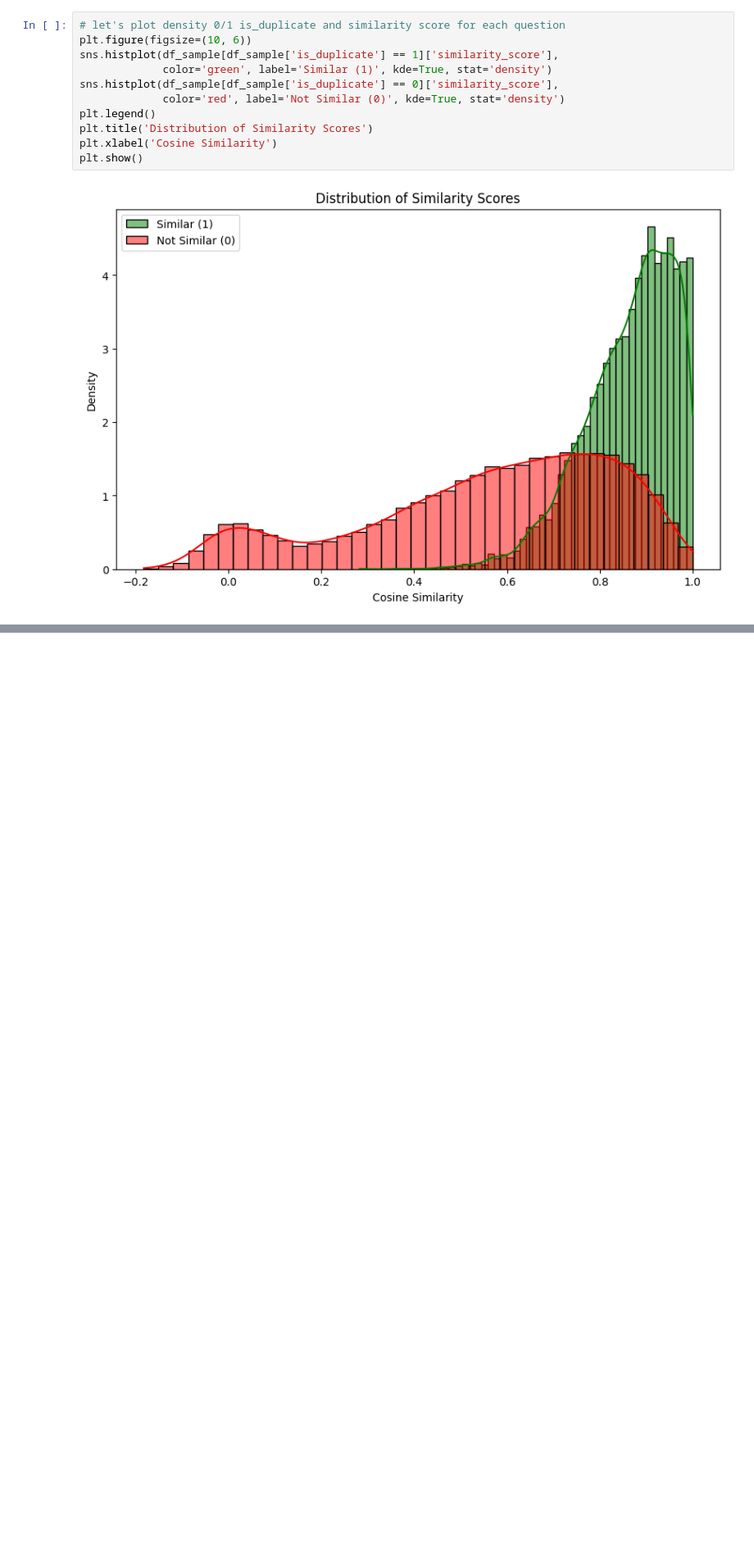
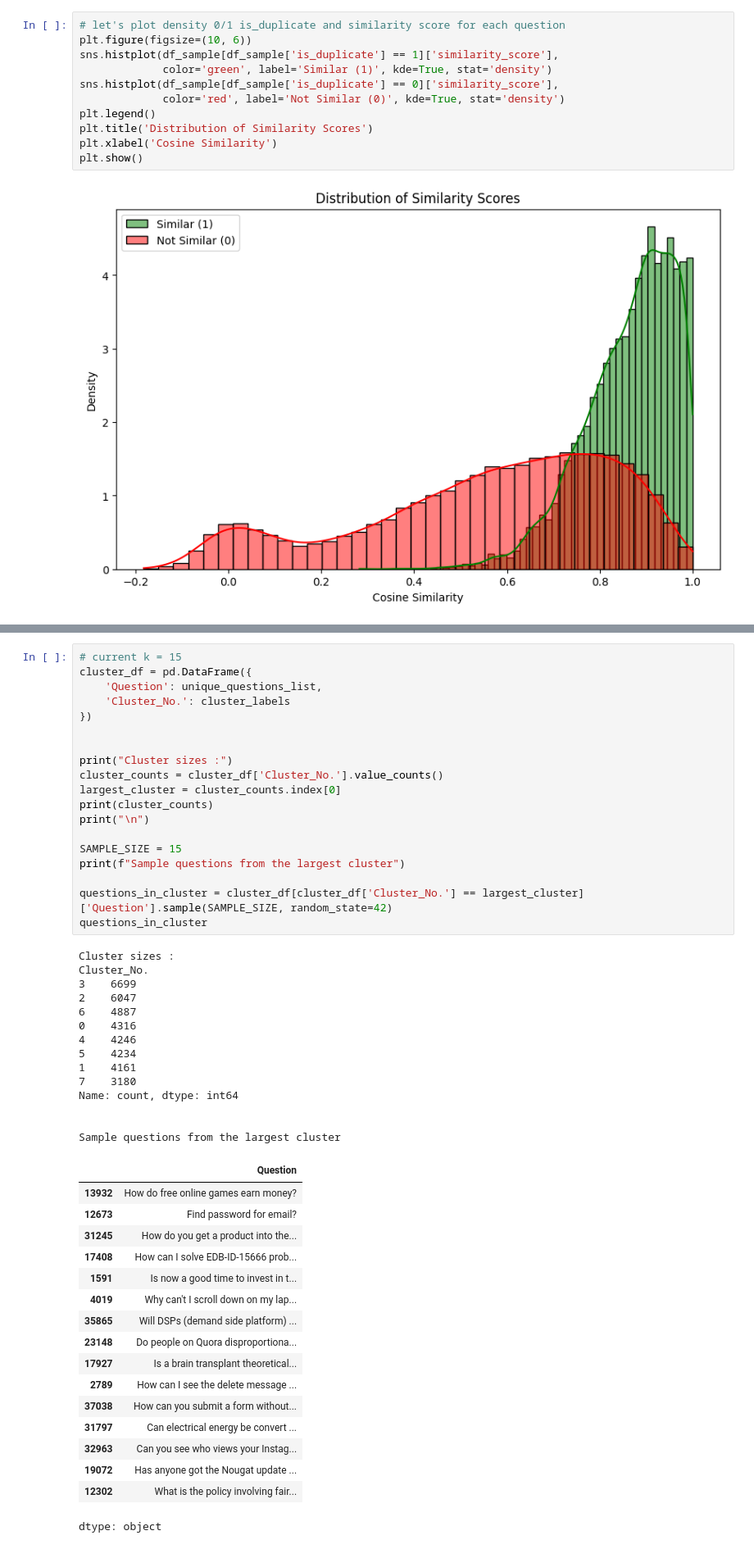
Before and after one commit to jatin-reddy/Semantic_Similarity_NLP, a Jupyter notebook: Semantic_Similarity.ipynb, the cells around one changed output, grey strips where cells are left out. Shown at 82% size. Saved outputs shown, nothing was run; the diff lists cells and outputs as text; blank space fills up the shorter version.

```diff
--- a/Semantic_Similarity.ipynb
+++ b/Semantic_Similarity.ipynb
@@ -201,0 +377,51 @@ plt.show()
+# %%
+# current k = 15
+cluster_df = pd.DataFrame({
+    'Question': unique_questions_list,
+    'Cluster_No.': cluster_labels
+})
+
+
+print("Cluster sizes :")
+cluster_counts = cluster_df['Cluster_No.'].value_counts()
+largest_cluster = cluster_counts.index[0]
+print(cluster_counts)
+print("\n")
+
+SAMPLE_SIZE = 15
+print(f"Sample questions from the largest cluster")
+
+questions_in_cluster = cluster_df[cluster_df['Cluster_No.'] == largest_cluster]['Question'].sample(SAMPLE_SIZE, random_state=42)
+questions_in_cluster
+# %% [output]
+Cluster sizes :
+Cluster_No.
+3    6699
+2    6047
+6    4887
+0    4316
+4    4246
+5    4234
+1    4161
+7    3180
+Name: count, dtype: int64
+
+
+Sample questions from the largest cluster
+|  | Question |
+| 13932 | How do free online games earn money? |
+| 12673 | Find password for email? |
+| 31245 | How do you get a product into the... |
+| 17408 | How can I solve EDB-ID-15666 prob... |
+| 1591 | Is now a good time to invest in t... |
+| 4019 | Why can't I scroll down on my lap... |
+| 35865 | Will DSPs (demand side platform) ... |
+| 23148 | Do people on Quora disproportiona... |
+| 17927 | Is a brain transplant theoretical... |
+| 2789 | How can I see the delete message ... |
+| 37038 | How can you submit a form without... |
+| 31797 | Can electrical energy be convert ... |
+| 32963 | Can you see who views your Instag... |
+| 19072 | Has anyone got the Nougat update ... |
+| 12302 | What is the policy involving fair... |
+dtype: object
```
Also changed, not shown: parts of 12 cells of this notebook.
